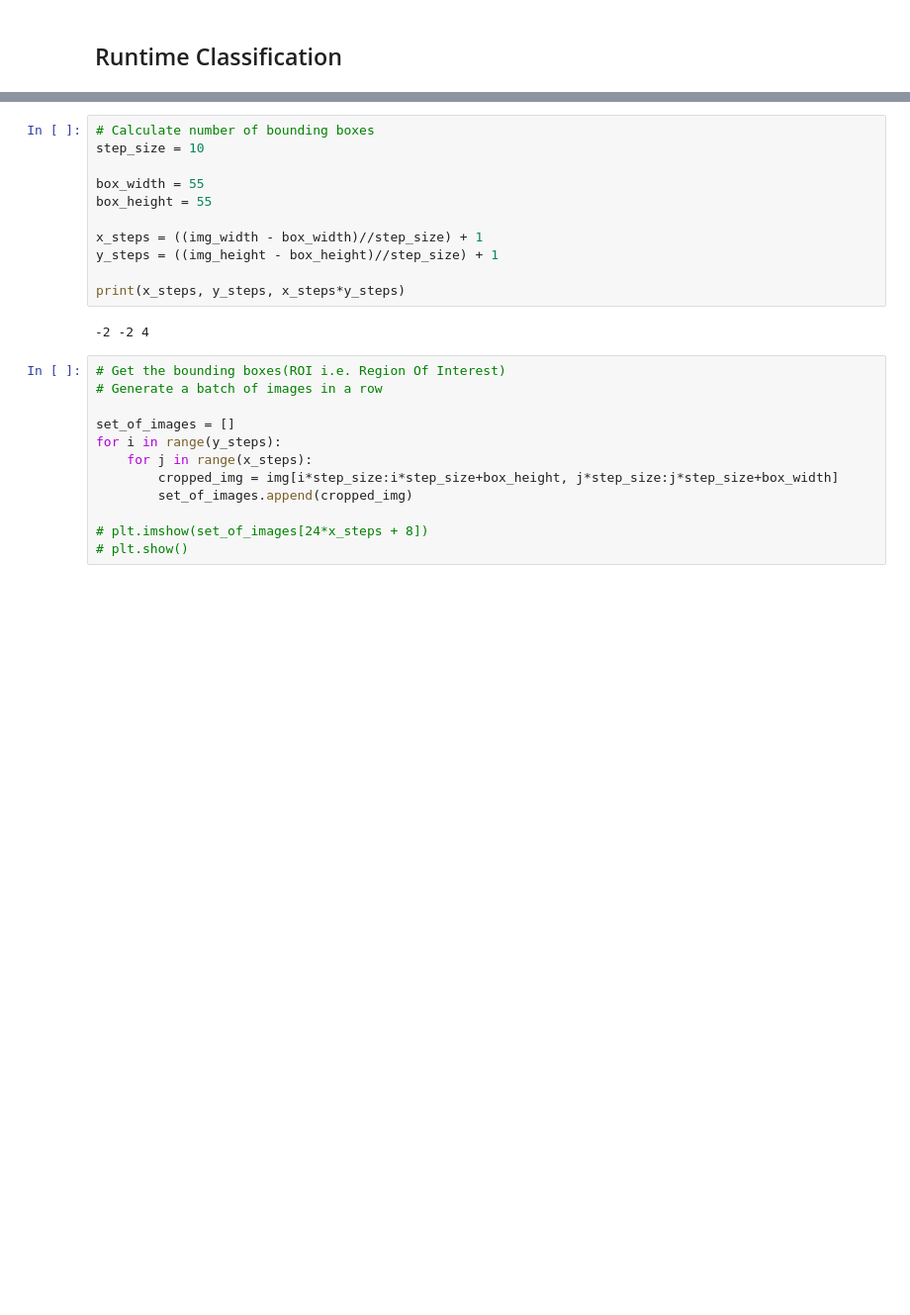
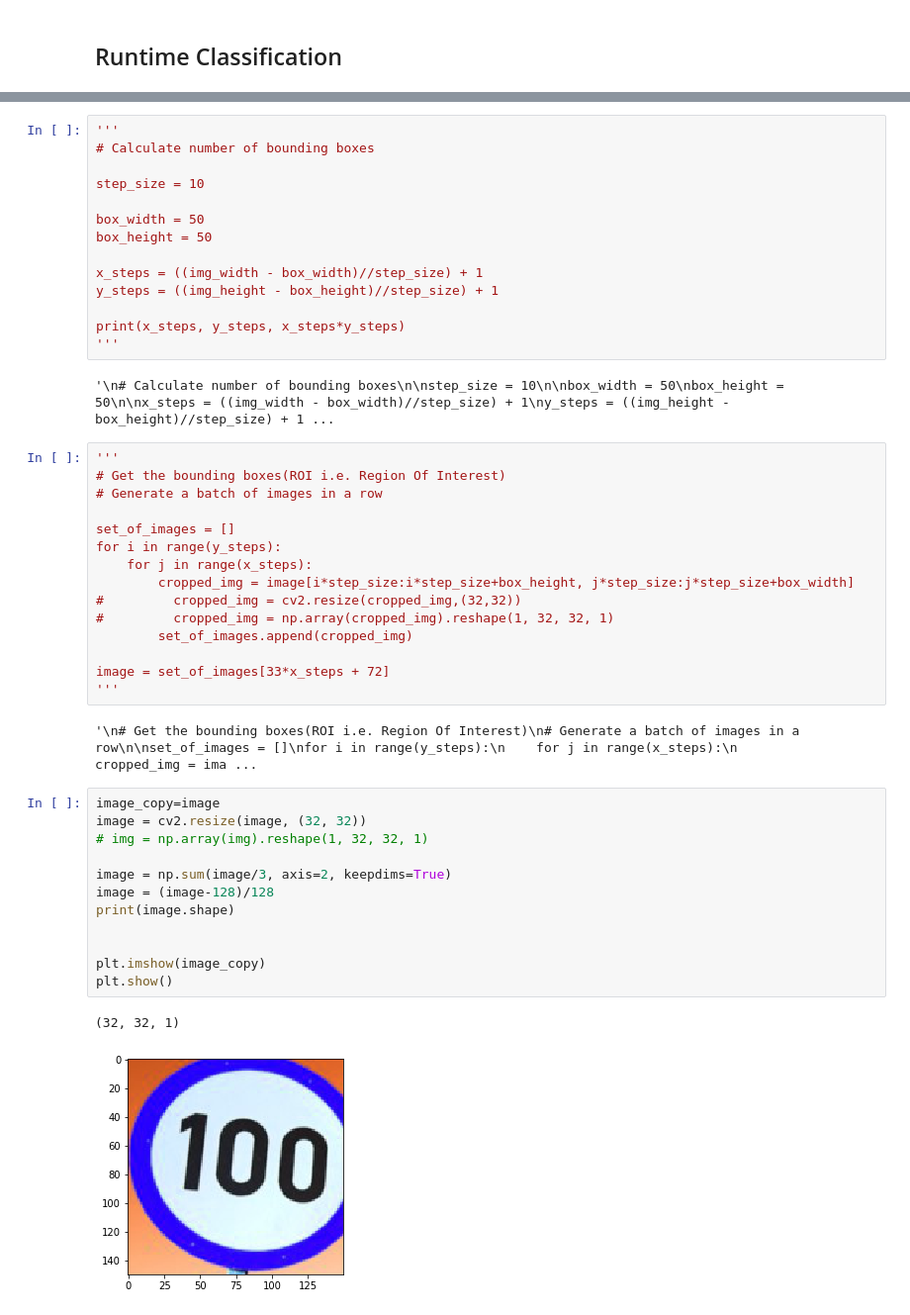
Before and after one commit to rajatgoyal715/Traffic-Sign-Classification, a Jupyter notebook: Traffic_Sign_Classifier.ipynb, the cells around one changed output, grey strips where cells are left out. Shown at 99% size. Drawn from its saved outputs; the diff is of its cells as text; blank space fills up the shorter version.

```diff
--- a/Traffic_Sign_Classifier.ipynb
+++ b/Traffic_Sign_Classifier.ipynb
@@ -698,25 +700,48 @@ print(img_height, img_width)
 # %%
+'''
 # Calculate number of bounding boxes
+
 step_size = 10
 
-box_width = 55
-box_height = 55
+box_width = 50
+box_height = 50
 
 x_steps = ((img_width - box_width)//step_size) + 1
 y_steps = ((img_height - box_height)//step_size) + 1
 
 print(x_steps, y_steps, x_steps*y_steps)
+'''
 # %% [output]
--2 -2 4
+'\n# Calculate number of bounding boxes\n\nstep_size = 10\n\nbox_width = 50\nbox_height = 50\n\nx_steps = ((img_width - box_width)//step_size) + 1\ny_steps = ((img_height - box_height)//step_size) + 1 ...
 # %%
+'''
 # Get the bounding boxes(ROI i.e. Region Of Interest)
 # Generate a batch of images in a row
 
 set_of_images = []
 for i in range(y_steps):
     for j in range(x_steps):
-        cropped_img = img[i*step_size:i*step_size+box_height, j*step_size:j*step_size+box_width]
+        cropped_img = image[i*step_size:i*step_size+box_height, j*step_size:j*step_size+box_width]
+#         cropped_img = cv2.resize(cropped_img,(32,32))
+#         cropped_img = np.array(cropped_img).reshape(1, 32, 32, 1)
         set_of_images.append(cropped_img)
 
-# plt.imshow(set_of_images[24*x_steps + 8])
-# plt.show()
+image = set_of_images[33*x_steps + 72]
+'''
+# %% [output]
+'\n# Get the bounding boxes(ROI i.e. Region Of Interest)\n# Generate a batch of images in a row\n\nset_of_images = []\nfor i in range(y_steps):\n    for j in range(x_steps):\n        cropped_img = ima ...
+# %%
+image_copy=image
+image = cv2.resize(image, (32, 32))
+# img = np.array(img).reshape(1, 32, 32, 1)
+
+image = np.sum(image/3, axis=2, keepdims=True)
+image = (image-128)/128
+print(image.shape)
+
+
+plt.imshow(image_copy)
+plt.show()
+# %% [output]
+(32, 32, 1)
+[figure, added]
```
Also changed, not shown: parts of 23 cells of this notebook, 10 other files.
